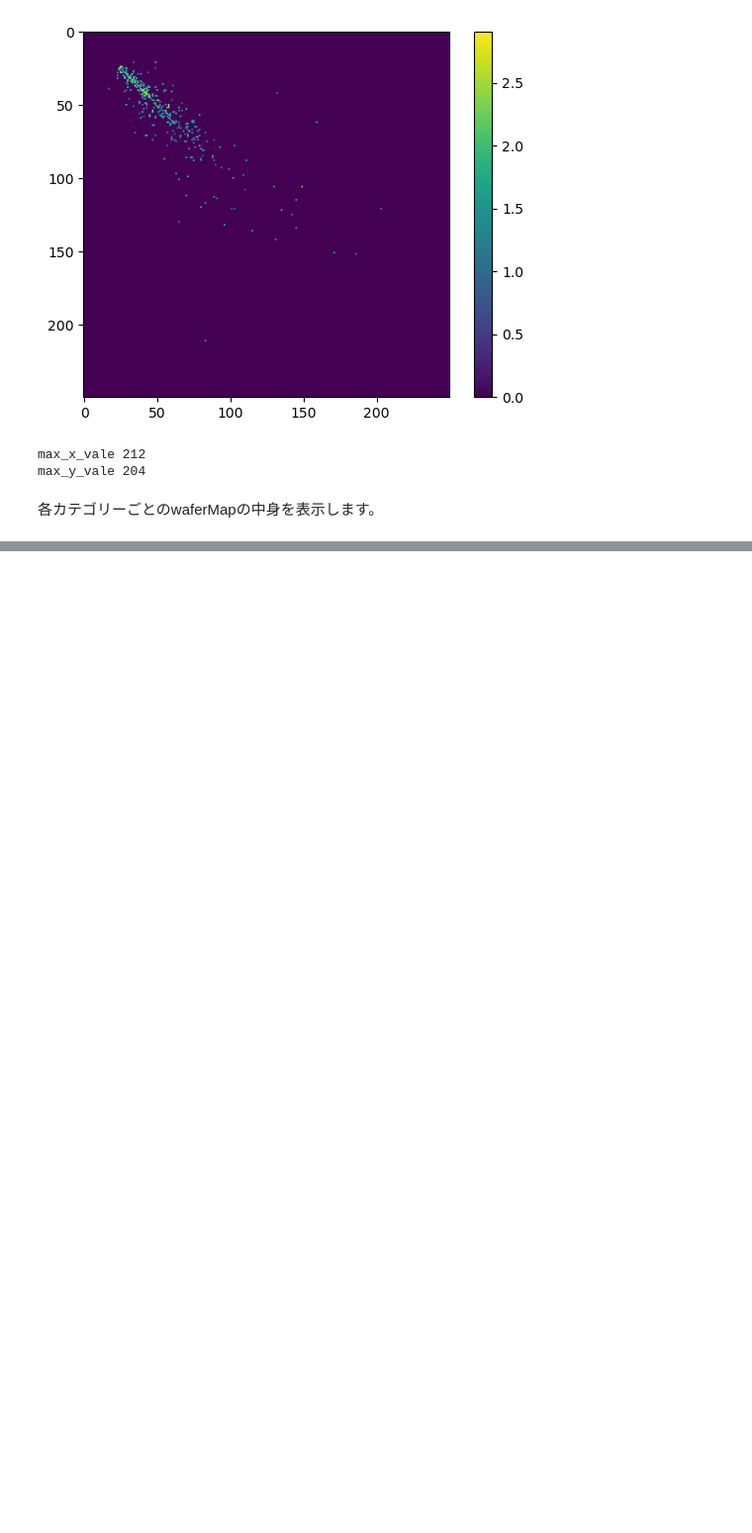
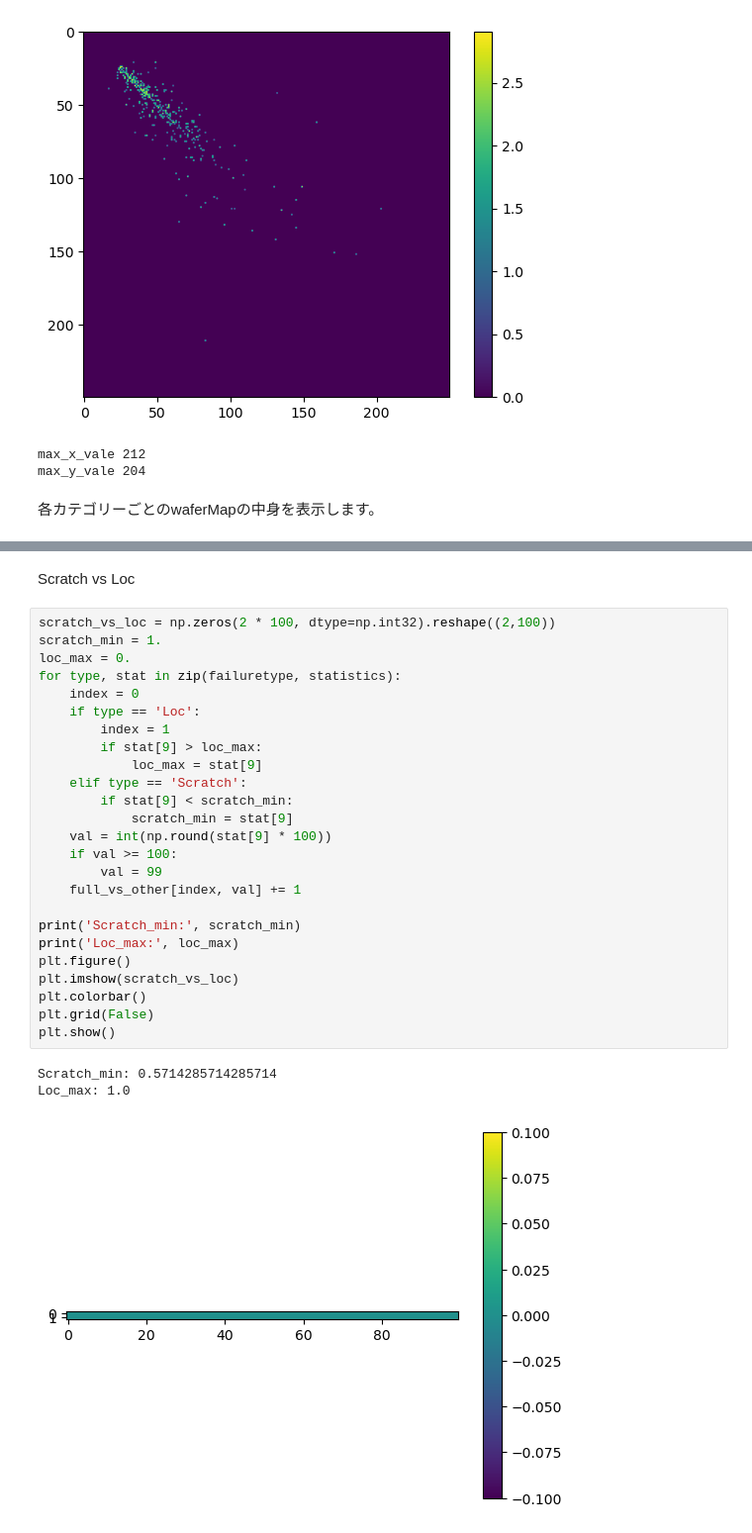
Before and after one commit to bodu0204/particle-detection-quest-2023, a Jupyter notebook: work/01_Tutorial/01_Tutorial.ipynb, the cells around one changed output, grey strips where cells are left out. Shown at 99% size. Saved outputs shown, nothing was run; the diff lists cells and outputs as text; blank space fills up the shorter version.

```diff
--- a/work/01_Tutorial/01_Tutorial.ipynb
+++ b/work/01_Tutorial/01_Tutorial.ipynb
@@ -134,0 +290,31 @@ for k in x:
+# %% [markdown]
+Scratch vs Loc
+# %%
+scratch_vs_loc = np.zeros(2 * 100, dtype=np.int32).reshape((2,100))
+scratch_min = 1.
+loc_max = 0.
+for type, stat in zip(failuretype, statistics):
+    index = 0
+    if type == 'Loc':
+        index = 1
+        if stat[9] > loc_max:
+            loc_max = stat[9]
+    elif type == 'Scratch':
+        if stat[9] < scratch_min:
+            scratch_min = stat[9]
+    val = int(np.round(stat[9] * 100))
+    if val >= 100:
+        val = 99
+    full_vs_other[index, val] += 1
+
+print('Scratch_min:', scratch_min)
+print('Loc_max:', loc_max)
+plt.figure()
+plt.imshow(scratch_vs_loc)
+plt.colorbar()
+plt.grid(False)
+plt.show()
+# %% [output]
+Scratch_min: 0.5714285714285714
+Loc_max: 1.0
+[figure, added]
```
Also changed, not shown: parts of 5 cells of this notebook, 1 other file.
